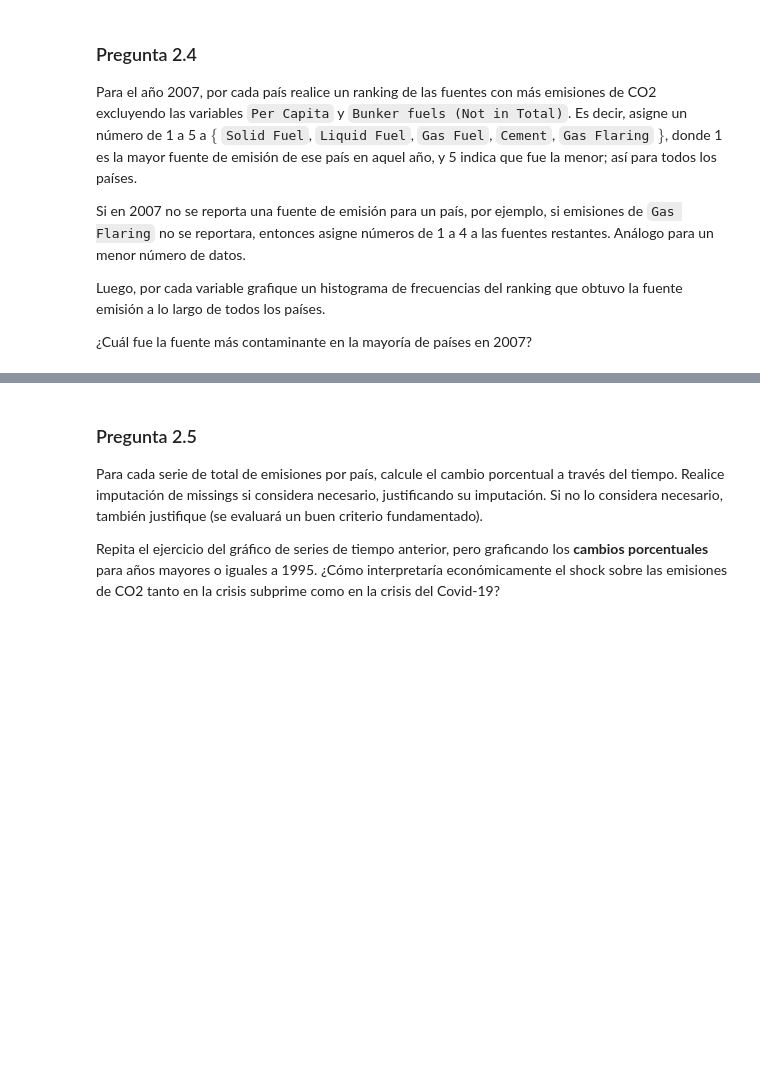
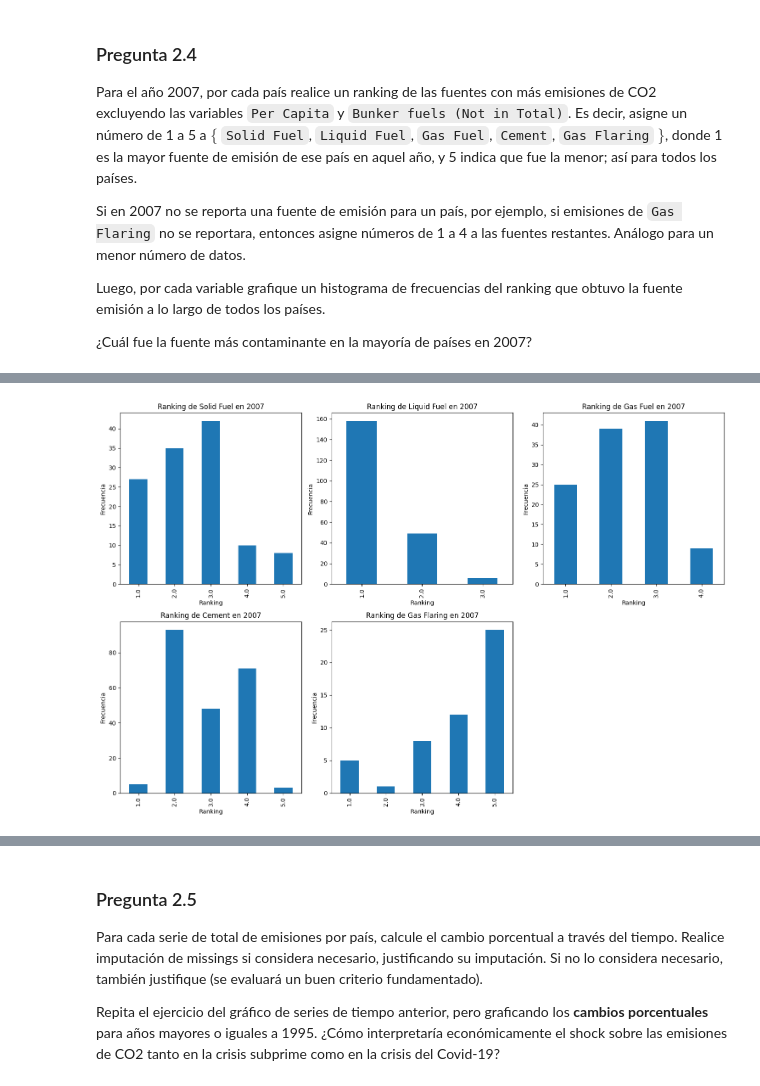
Before and after one commit to constanzaamunoz/ML-2025-01, a Jupyter notebook: Tarea_1.ipynb, the cells around one changed output, grey strips where cells are left out. Drawn from its saved outputs; the diff is of its cells as text; code cells hidden in the pictures; blank space fills up the shorter version.

```diff
--- a/Tarea_1.ipynb
+++ b/Tarea_1.ipynb
@@ -885,0 +905,9 @@ Luego, por cada variable grafique un histograma de frecuencias del ranking que o
+# %%
+#se busca saber qué fuente es la más contaminante en cada país
+
+#defino las columnas de emisión a considerar
+fuentes_emision = ['Solid Fuel', 'Liquid Fuel', 'Gas Fuel', 'Cement', 'Gas Flaring']
+#filtro df_co2 por año 2007
+df_co2_2007 = df_co2[df_co2['Year'].dt.year == 2007].copy()
+df_2007_fuentes = df_co2_2007[['Country'] + fuentes_emision].set_index('Country')
+df_2007_fuentes #reviso que la información corresponda
@@ -885,0 +929,4 @@ Luego, por cada variable grafique un histograma de frecuencias del ranking que o
+# %%
+#filtro:
+df_rankings = df_2007_fuentes.apply(lambda row: row.rank(ascending=False, method='min'), axis=1)
+df_rankings
@@ -885,0 +948,17 @@ Luego, por cada variable grafique un histograma de frecuencias del ranking que o
+# %%
+#gráficos
+plt.figure(figsize=(15, 10))
+
+for i, fuente in enumerate(fuentes_emision):
+    plt.subplot(2, 3, i + 1)
+    df_rankings[fuente].value_counts().sort_index().plot(
+        kind='bar'
+    )
+    plt.title(f"Ranking de {fuente} en 2007")
+    plt.xlabel("Ranking")
+    plt.ylabel("Frecuencia")
+
+plt.tight_layout()
+plt.show()
+# %% [output]
+[figure, added]
```
Also changed, not shown: parts of 9 cells of this notebook.
